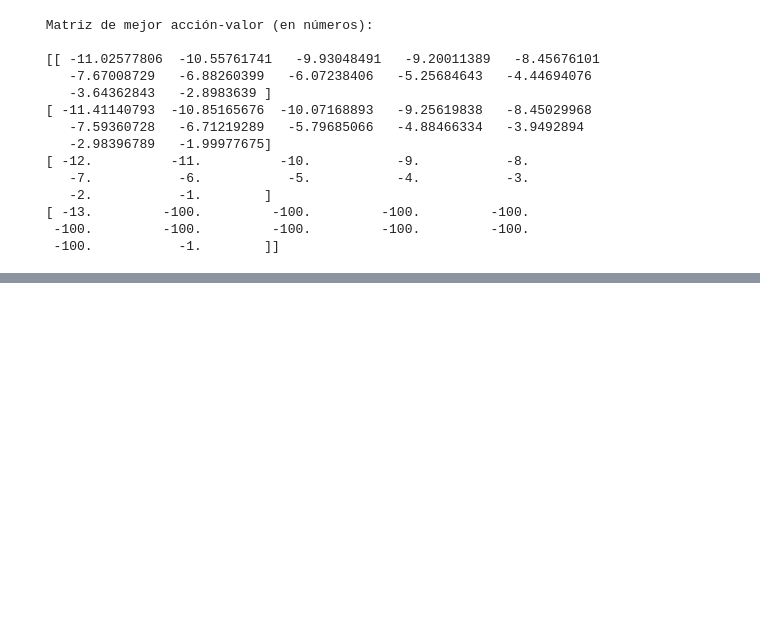
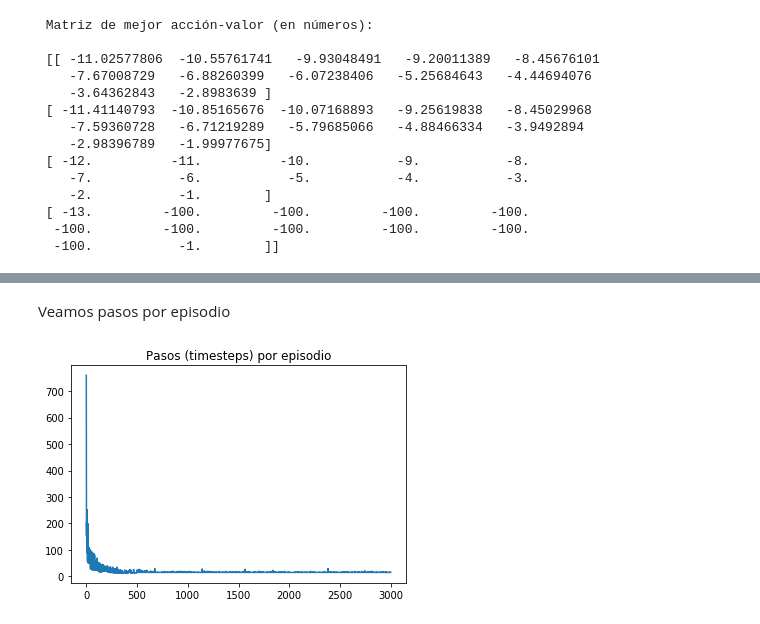
Before and after one commit to dbourdin/diplodatos-electivas, a Jupyter notebook: AprendizajePorRefuerzos/lab_1_intro_rl.ipynb, the cells around one changed output, grey strips where cells are left out. Drawn from its saved outputs; the diff is of its cells as text; code cells hidden in the pictures; blank space fills up the shorter version.

```diff
--- a/AprendizajePorRefuerzos/lab_1_intro_rl.ipynb
+++ b/AprendizajePorRefuerzos/lab_1_intro_rl.ipynb
@@ -295,0 +274,6 @@ Para dejar el lab listo para su corrección, dejar link a repo de github con un
+# %% [markdown]
+Veamos pasos por episodio
+# %%
+plot_steps_per_episode(timesteps_ep)
+# %% [output]
+[figure, added]
```
Also changed, not shown: parts of 30 cells of this notebook.
